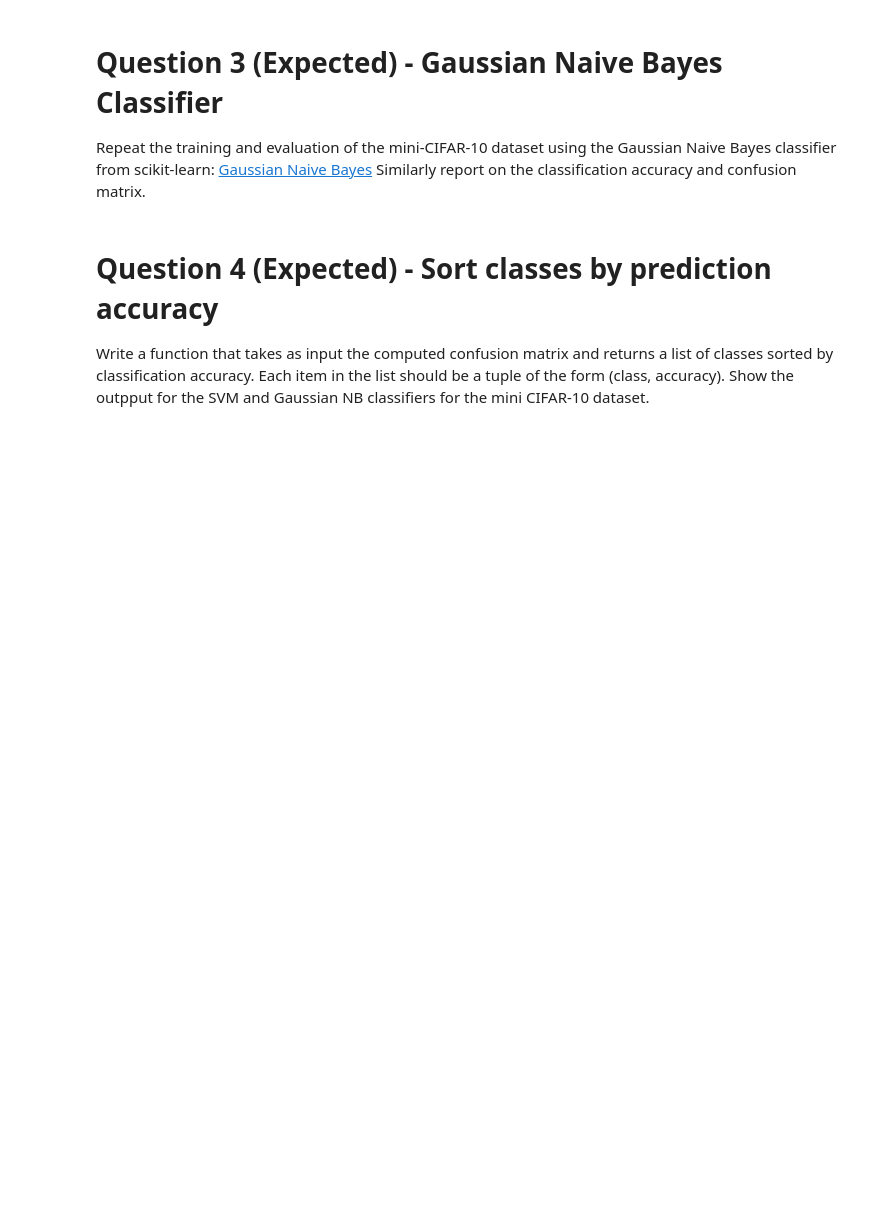
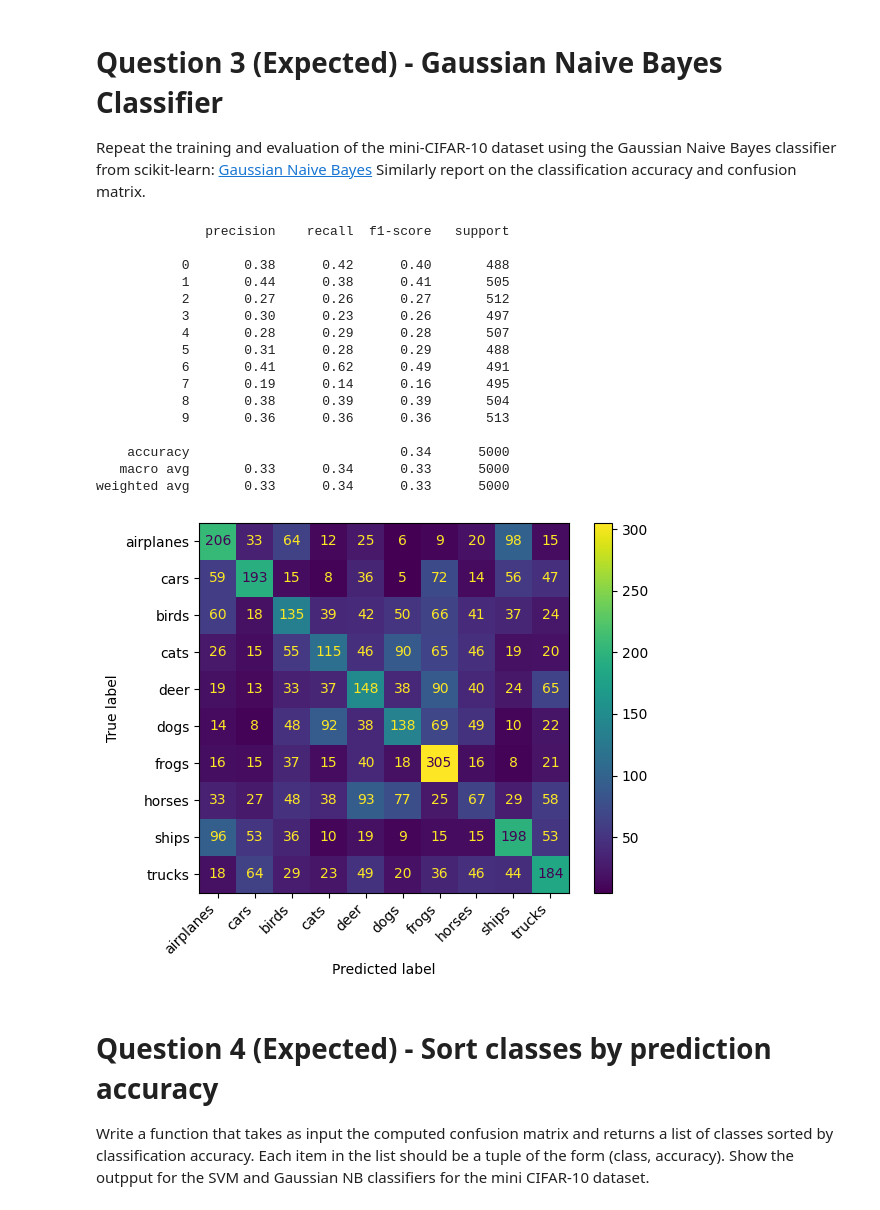
Before and after one commit to bhavanvir/CSC-421, a Jupyter notebook: Assignment 4 - Machine Learning and Deep Learning/csc421_Fall_2023_assignment4.ipynb, the cells around one changed output. Cells and saved outputs as stored; diff of their text form; code cells hidden in the pictures; blank space fills up the shorter version.

```diff
--- a/Assignment 4 - Machine Learning and Deep Learning/csc421_Fall_2023_assignment4.ipynb
+++ b/Assignment 4 - Machine Learning and Deep Learning/csc421_Fall_2023_assignment4.ipynb
@@ -114,3 +112,37 @@ Similarly report on the classification accuracy and confusion matrix.
+# %%
+# YOUR CODE GOES HERE
+from sklearn.naive_bayes import GaussianNB
+
+clf = GaussianNB()
+clf.fit(X_train, y_train)
+
+y_test_predict = clf.predict(X_test)
+print(classification_report(y_test, y_test_predict))
+
+color = 'white'
+cm = confusion_matrix(y_test, y_test_predict)
+disp = ConfusionMatrixDisplay(cm, display_labels=['airplanes', 'cars', 'birds', 'cats', 'deer', 'dogs', 'frogs', 'horses', 'ships', 'trucks'])
+disp.plot()
+plt.xticks(rotation=45, ha='right')
+plt.show()
+# %% [output]
+              precision    recall  f1-score   support
+
+           0       0.38      0.42      0.40       488
+           1       0.44      0.38      0.41       505
+           2       0.27      0.26      0.27       512
+           3       0.30      0.23      0.26       497
+           4       0.28      0.29      0.28       507
+           5       0.31      0.28      0.29       488
+           6       0.41      0.62      0.49       491
+           7       0.19      0.14      0.16       495
+           8       0.38      0.39      0.39       504
+           9       0.36      0.36      0.36       513
+
+    accuracy                           0.34      5000
+   macro avg       0.33      0.34      0.33      5000
+weighted avg       0.33      0.34      0.33      5000
+[figure, added]
 # %% [markdown]
  # Question 4 (Expected) - Sort classes by prediction accuracy
 
```
Also changed, not shown: parts of 1 cell of this notebook.
